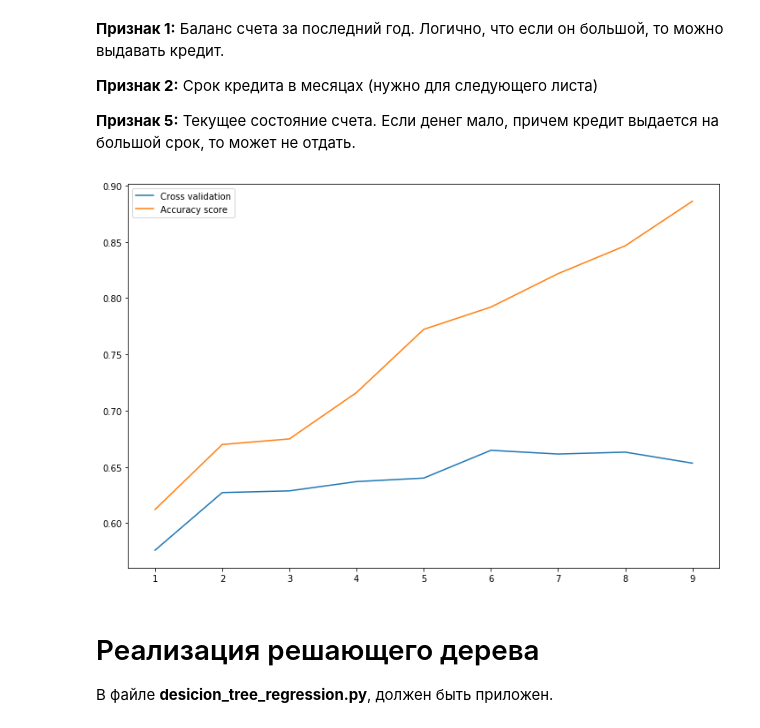
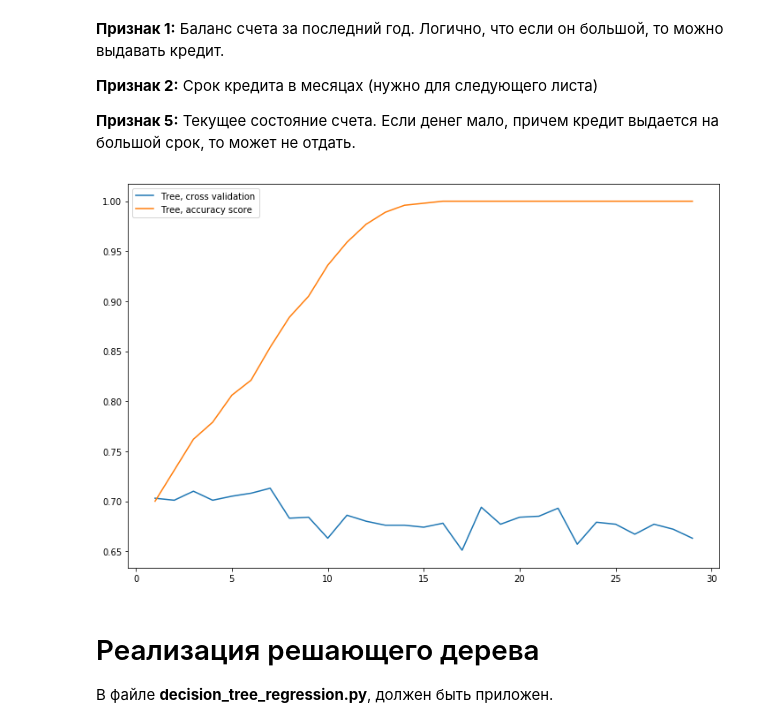
Before and after one commit to egiby/mipt-ml, a Jupyter notebook: hw2/Upshinskiy_496_task2.ipynb, the cells around one changed output. Cells and saved outputs as stored; diff of their text form; code cells hidden in the pictures.

Commit message:
Add DecisionTree

```diff
--- a/Upshinskiy_496_task2.ipynb
+++ b/hw2/Upshinskiy_496_task2.ipynb
@@ -58,20 +58,22 @@ Image(graph.create_png())
 # %%
 from sklearn.model_selection import cross_val_score
 from matplotlib import pyplot as plt
 from sklearn.metrics import accuracy_score
+from sklearn.neighbors import KNeighborsClassifier
 
-N = 10
-cv = [cross_val_score(tree.DecisionTreeClassifier(max_depth=d), X, y, cv=10).mean() for d in range(1, N)]
+N = 30
+cv = [cross_val_score(tree.DecisionTreeClassifier(max_depth=d, max_features=int(X.shape[1] ** 0.5)),
+                      X, y, cv=5).mean() for d in range(1, N)]
 score = [accuracy_score(tree.DecisionTreeClassifier(max_depth=d).fit(X, y).predict(X), y) for d in range(1, N)]
 
 plt.figure(figsize=(12, 8))
-plt.plot(range(1, N), cv, label='Cross validation')
-plt.plot(range(1, N), score, label='Accuracy score')
+plt.plot(range(1, N), cv, label='Tree, cross validation')
+plt.plot(range(1, N), score, label='Tree, accuracy score')
 plt.legend(loc='upper left')
 plt.show()
 # %% [output]
-[figure, old version]
+[figure, new version]
 # %% [markdown]
 # Реализация решающего дерева
 
-В файле **desicion_tree_regression.py**, должен быть приложен.
+В файле **decision_tree_regression.py**, должен быть приложен.
```
Also changed, not shown: parts of 9 cells of this notebook, 3 other files.
